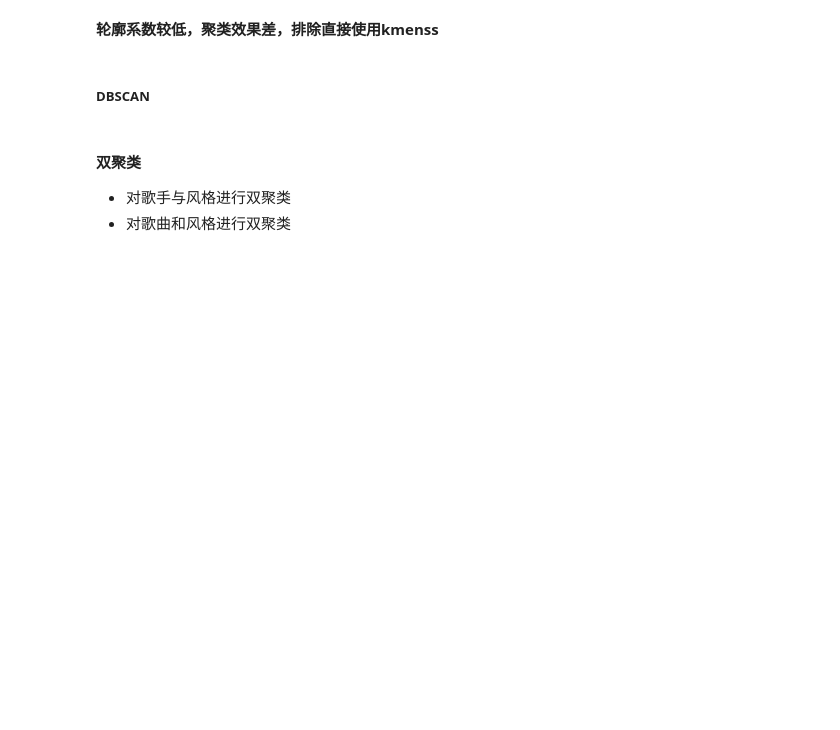
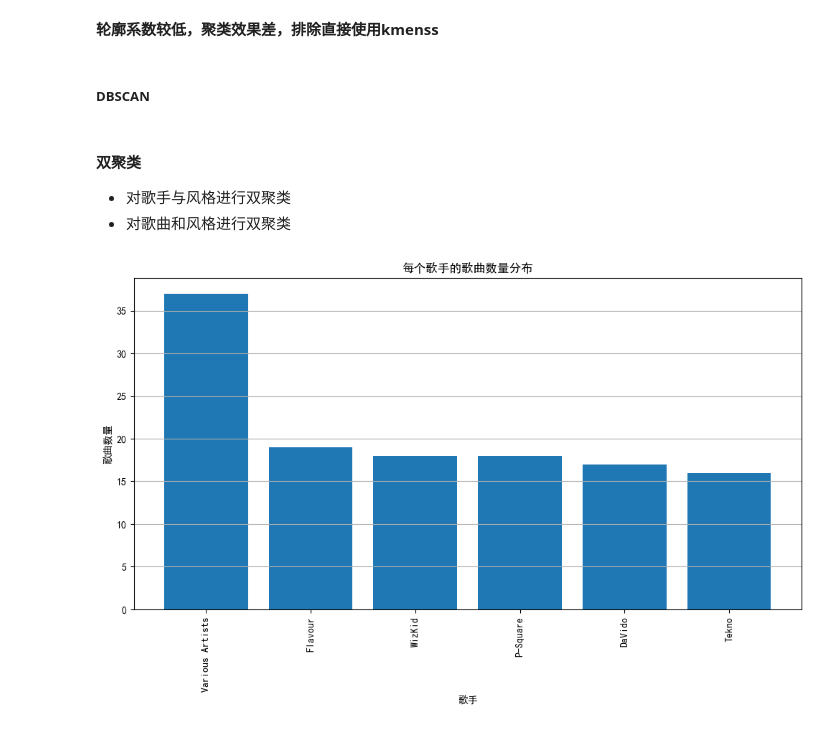
Before and after one commit to liushisi7/liushisi7_xiaoxueqi_renmeng, a Jupyter notebook: 作业一/test_6_23.ipynb, the cells around one changed output. Drawn from its saved outputs; the diff is of its cells as text; code cells hidden in the pictures; blank space fills up the shorter version.

```diff
--- a/作业一/test_6_23.ipynb
+++ b/作业一/test_6_23.ipynb
@@ -177,3 +177,23 @@ plt.show()
 #### 双聚类
 - 对歌手与风格进行双聚类
 - 对歌曲和风格进行双聚类
+# %%
+# 统计每个歌手的歌曲数量
+artist_song_counts = data['歌手'].value_counts()
+# 选择歌曲数量大于10的歌手
+top_artists = artist_song_counts[artist_song_counts > 10].index
+# 筛选出这些歌手的歌曲数据
+top_artist_data = data[data['歌手'].isin(top_artists)]
+# 统计每个歌手的歌曲数量
+artist_song_counts = top_artist_data['歌手'].value_counts()
+# 绘制柱状图
+plt.figure(figsize=(12, 6))
+plt.bar(artist_song_counts.index, artist_song_counts.values)
+plt.xlabel('歌手')
+plt.ylabel('歌曲数量')
+plt.title('每个歌手的歌曲数量分布')
+plt.xticks(rotation=90)
+plt.grid(axis='y')
+plt.show()
+# %% [output]
+[figure, added]
```
